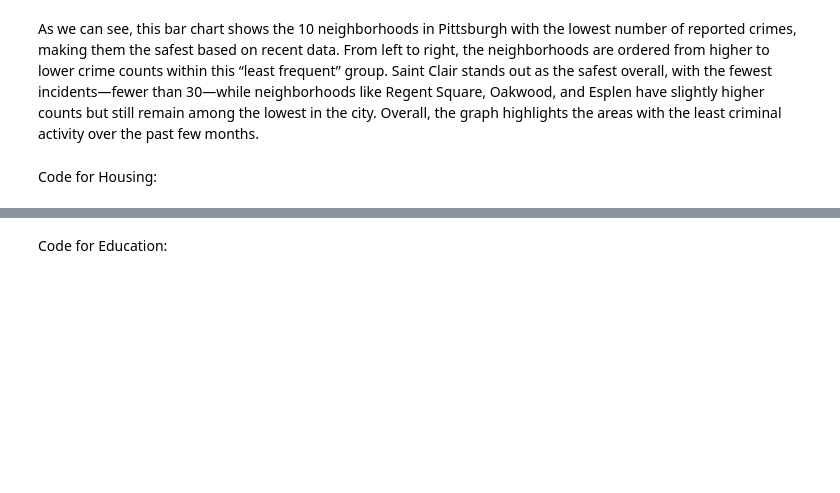
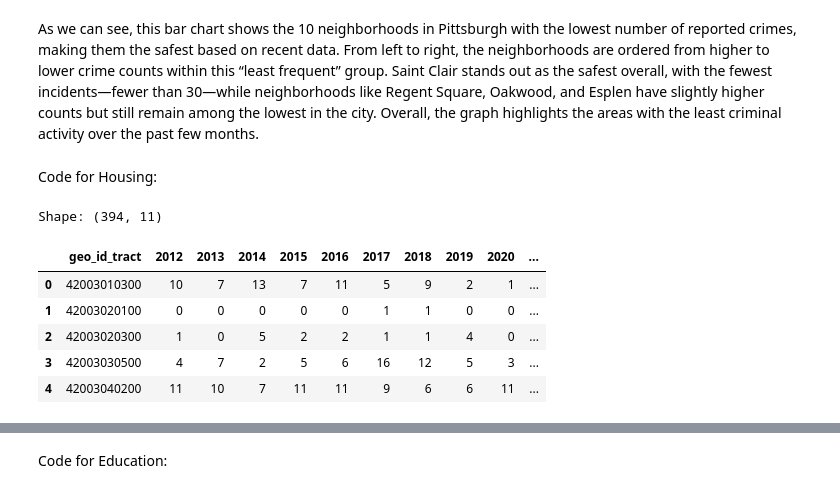
Before and after one commit to vkpurini/Best-Neighborhood-in-Pittsburgh-, a Jupyter notebook: Final-Notebook.ipynb, the cells around one changed output, grey strips where cells are left out. Saved outputs shown, nothing was run; the diff lists cells and outputs as text; code cells hidden in the pictures; blank space fills up the shorter version.

```diff
--- a/Final-Notebook.ipynb
+++ b/Final-Notebook.ipynb
@@ -54,3 +35,24 @@ chip['Neighborhood'].value_counts().idxmin()
 As we can see, this bar chart shows the 10 neighborhoods in Pittsburgh with the lowest number of reported crimes, making them the safest based on recent data. From left to right, the neighborhoods are ordered from higher to lower crime counts within this “least frequent” group. Saint Clair stands out as the safest overall, with the fewest incidents—fewer than 30—while neighborhoods like Regent Square, Oakwood, and Esplen have slightly higher counts but still remain among the lowest in the city. Overall, the graph highlights the areas with the least criminal activity over the past few months.
 # %% [markdown]
 Code for Housing:
+# %%
+import pandas as pd
+import numpy as np
+
+# Load the CSV file
+df = pd.read_csv("tractnumsales.csv")
+
+# Extract year columns
+years = [c for c in df.columns if c.isdigit()]
+df[years] = df[years].apply(pd.to_numeric, errors='coerce').fillna(0).astype(int)
+
+print("Shape:", df.shape)
+df.head()
+# %% [output]
+Shape: (394, 11)
+|  | geo_id_tract | 2012 | 2013 | 2014 | 2015 | 2016 | 2017 | 2018 | 2019 | 2020 | ... |
+| 0 | 42003010300 | 10 | 7 | 13 | 7 | 11 | 5 | 9 | 2 | 1 | ... |
+| 1 | 42003020100 | 0 | 0 | 0 | 0 | 0 | 1 | 1 | 0 | 0 | ... |
+| 2 | 42003020300 | 1 | 0 | 5 | 2 | 2 | 1 | 1 | 4 | 0 | ... |
+| 3 | 42003030500 | 4 | 7 | 2 | 5 | 6 | 16 | 12 | 5 | 3 | ... |
+| 4 | 42003040200 | 11 | 10 | 7 | 11 | 11 | 9 | 6 | 6 | 11 | ... |
```
Also changed, not shown: parts of 6 cells of this notebook.
